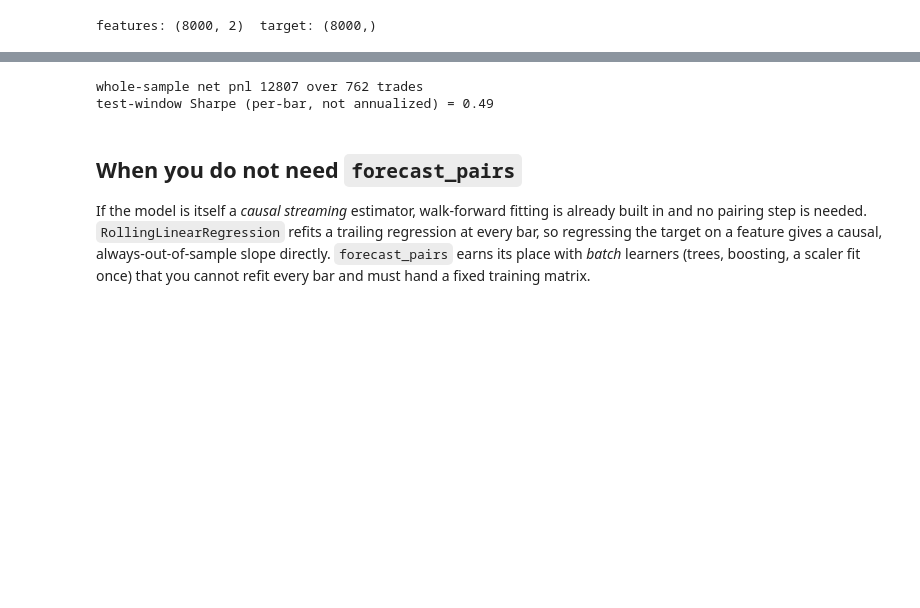
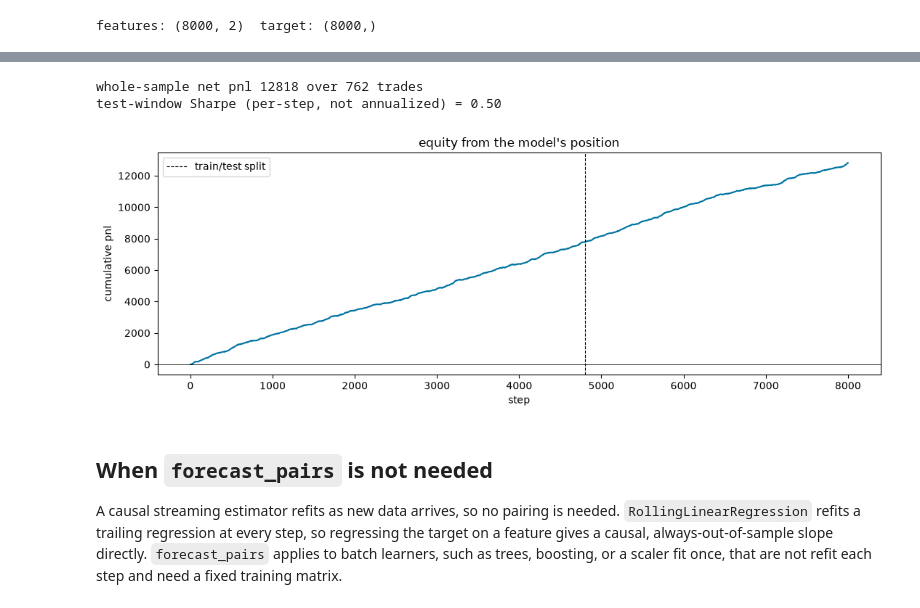
Before and after one commit to screamer-labs/screamer, a Jupyter notebook: docs/notebooks/16-supervised-forecasting.ipynb, the cells around one changed output, grey strips where cells are left out. Drawn from its saved outputs; the diff is of its cells as text; code cells hidden in the pictures; blank space fills up the shorter version.

```diff
--- a/docs/notebooks/16-supervised-forecasting.ipynb
+++ b/docs/notebooks/16-supervised-forecasting.ipynb
@@ -131,32 +126,32 @@ that the supervised signal and the backtest share one causal pipeline.
 # %%
-pred_all = predict(coef, X)                       # predicted next-h return at every bar
-pos = np.sign(pred_all)                           # +1 long / -1 short; persistent signal holds
+pred_all = predict(coef, X)                       # predicted next-h return at every step
+pos = np.sign(pred_all)                           # +1 long / -1 short
 out = np.asarray(BacktestPriceTarget()(pos, price))
 running, summary = backtest_report(out)
 
-t0 = np.argmax(test)                              # first test bar
+t0 = cut + h                                      # first test step (dropna removed the first h rows)
 sharpe = float(RollingSharpe(len(running["pnl"][t0:]))(running["pnl"][t0:])[-1])
 print(f"whole-sample net pnl {summary['total_pnl']:.0f} over {summary['num_trades']:.0f} trades")
-print(f"test-window Sharpe (per-bar, not annualized) = {sharpe:.2f}")
+print(f"test-window Sharpe (per-step, not annualized) = {sharpe:.2f}")
 
 fig, ax = plt.subplots(figsize=(11, 4))
 ax.plot(running["equity"], color="#0074a2")
 ax.axvline(t0, color="k", ls="--", lw=0.8, label="train/test split")
 ax.axhline(0, color="k", lw=0.6)
-ax.set(title="equity from the model's position", xlabel="bar", ylabel="cumulative pnl")
+ax.set(title="equity from the model's position", xlabel="step", ylabel="cumulative pnl")
 ax.legend(); fig.tight_layout()
 # %% [output]
-whole-sample net pnl 12807 over 762 trades
-test-window Sharpe (per-bar, not annualized) = 0.49
+whole-sample net pnl 12818 over 762 trades
+test-window Sharpe (per-step, not annualized) = 0.50
+[figure, added]
 # %% [markdown]
-## When you do not need `forecast_pairs`
+## When `forecast_pairs` is not needed
 
-If the model is itself a *causal streaming* estimator, walk-forward fitting is
-already built in and no pairing step is needed. `RollingLinearRegression` refits a
-trailing regression at every bar, so regressing the target on a feature gives a
-causal, always-out-of-sample slope directly. `forecast_pairs` earns its place with
-*batch* learners (trees, boosting, a scaler fit once) that you cannot refit every
-bar and must hand a fixed training matrix.
+A causal streaming estimator refits as new data arrives, so no pairing is needed.
+`RollingLinearRegression` refits a trailing regression at every step, so regressing the
+target on a feature gives a causal, always-out-of-sample slope directly. `forecast_pairs`
+applies to batch learners, such as trees, boosting, or a scaler fit once, that are not
+refit each step and need a fixed training matrix.
 # %%
 # a causal rolling fit of the target on the signal; column 0 is the slope
 roll = np.asarray(RollingLinearRegression(500)(y, sig))
```
Also changed, not shown: parts of 14 cells of this notebook, 5 other files.
